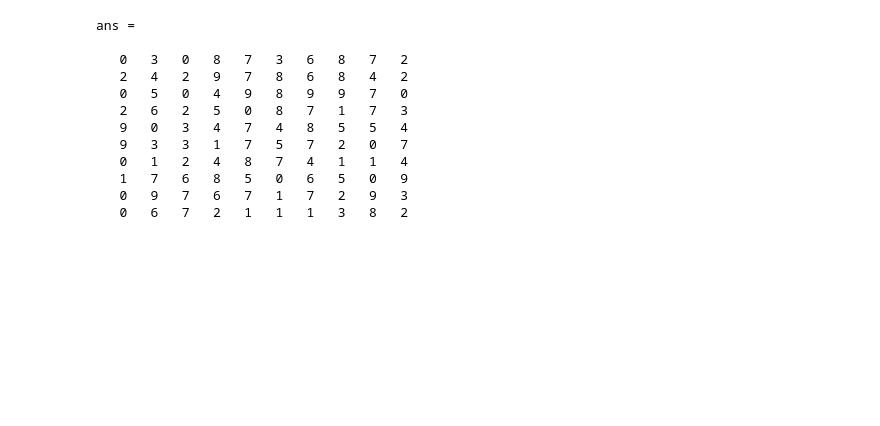
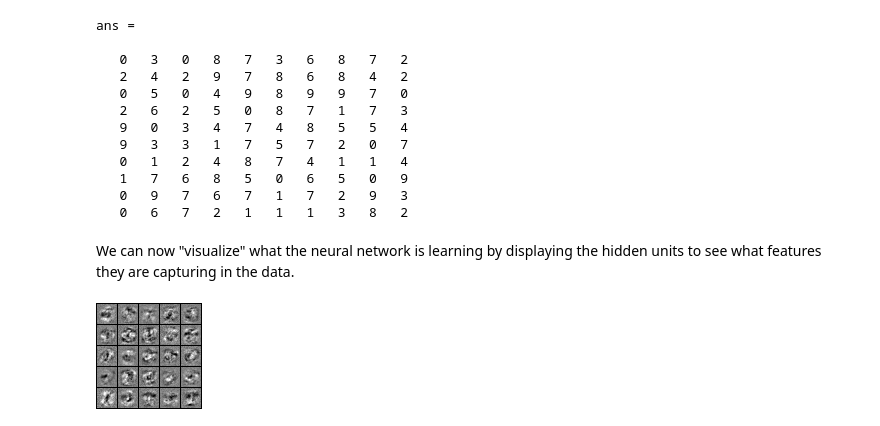
Before and after one commit to mabauer/coursera-machine-learning, a Jupyter notebook: exercise4/exercise4-octave.ipynb, the cells around one changed output. Drawn from its saved outputs; the diff is of its cells as text; code cells hidden in the pictures; blank space fills up the shorter version.

Commit message:
Added visualization of internal units for exercise 4.

```diff
--- a/exercise4/exercise4-octave.ipynb
+++ b/exercise4/exercise4-octave.ipynb
@@ -616,3 +616,11 @@ ans =
    1   7   6   8   5   0   6   5   0   9
    0   9   7   6   7   1   7   2   9   3
    0   6   7   2   1   1   1   3   8   2
+# %% [markdown]
+We can now "visualize" what the neural network is learning by
+displaying the hidden units to see what features they are capturing in
+the data.
+# %%
+displayData(Theta1(:, 2:end));
+# %% [output]
+[figure, added]
```
